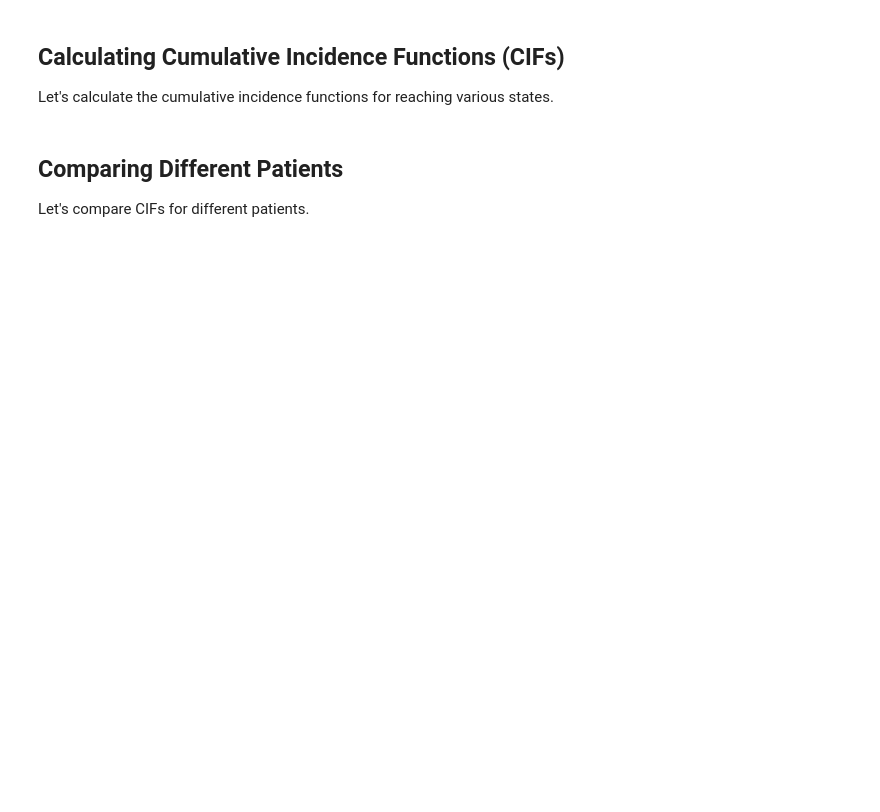
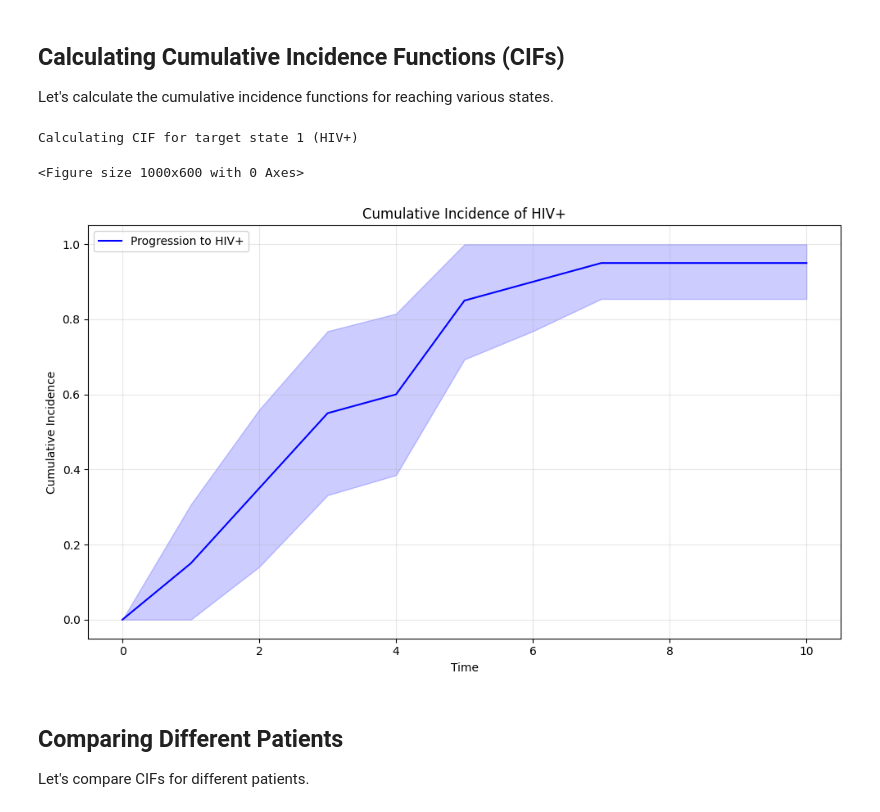
Before and after one commit to denizakdemir/multistate_nn, a Jupyter notebook: examples/aidssi_real_data_example.ipynb, the cells around one changed output. Saved outputs shown, nothing was run; the diff lists cells and outputs as text; code cells hidden in the pictures; blank space fills up the shorter version.

```diff
--- a/examples/aidssi_real_data_example.ipynb
+++ b/examples/aidssi_real_data_example.ipynb
@@ -275,44 +389,48 @@ except Exception as e:
 Let's calculate the cumulative incidence functions for reaching various states.
 # %%
 try:
-    # Calculate CIF for reaching AIDS (state 2) from simulated trajectories
-    target_state = 2  # AIDS
+    # Calculate CIF for reaching a target state from simulated trajectories
+    # Choose a target state that's not the start state
+    target_states = [s for s in all_states if s != start_state]
+    target_state = target_states[0] if target_states else 2  # Default to AIDS if no valid target
+
+    print(f"Calculating CIF for target state {target_state} ({state_labels[target_state]})")
 
     # Ensure we have all_trajectories available
     if 'all_trajectories' not in locals():
-        start_state = 1
-        max_time = 10
-        n_simulations = 50
-
         trajectories = simulate_patient_trajectory(
             model=model,
             x=patient1,
             start_state=start_state,
             max_time=max_time,
             n_simulations=n_simulations,
             seed=42
         )
 
         all_trajectories = pd.concat(trajectories, ignore_index=True)
 
-    # Calculate CIF for reaching AIDS
-    cif_aids = calculate_cif(
+    # Calculate CIF
+    cif_df = calculate_cif(
         trajectories=all_trajectories,
         target_state=target_state,
         max_time=max_time
     )
 
     # Plot CIF
     plt.figure(figsize=(10, 6))
     ax = plot_cif(
-        cif_df=cif_aids,
+        cif_df=cif_df,
         label=f"Progression to {state_labels[target_state]}"
     )
     plt.title(f"Cumulative Incidence of {state_labels[target_state]}")
     plt.tight_layout()
     plt.show()
 except Exception as e:
     print(f"Error calculating CIF: {e}")
+# %% [output]
+Calculating CIF for target state 1 (HIV+)
+<Figure size 1000x600 with 0 Axes>
+[figure, added]
 # %% [markdown]
 ## Comparing Different Patients
 
```
Also changed, not shown: parts of 21 cells of this notebook, 7 other files.
